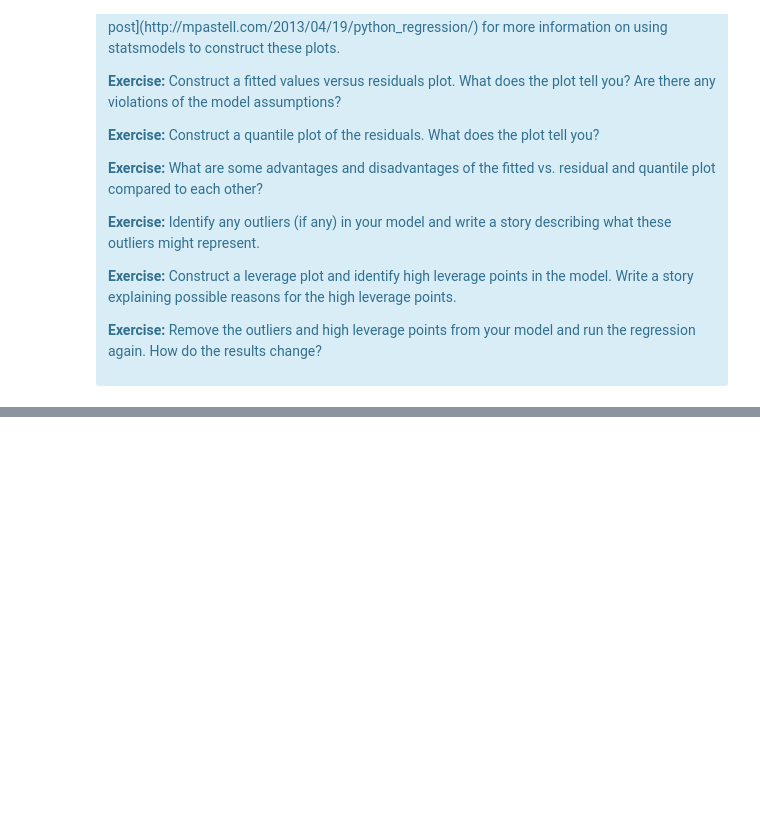
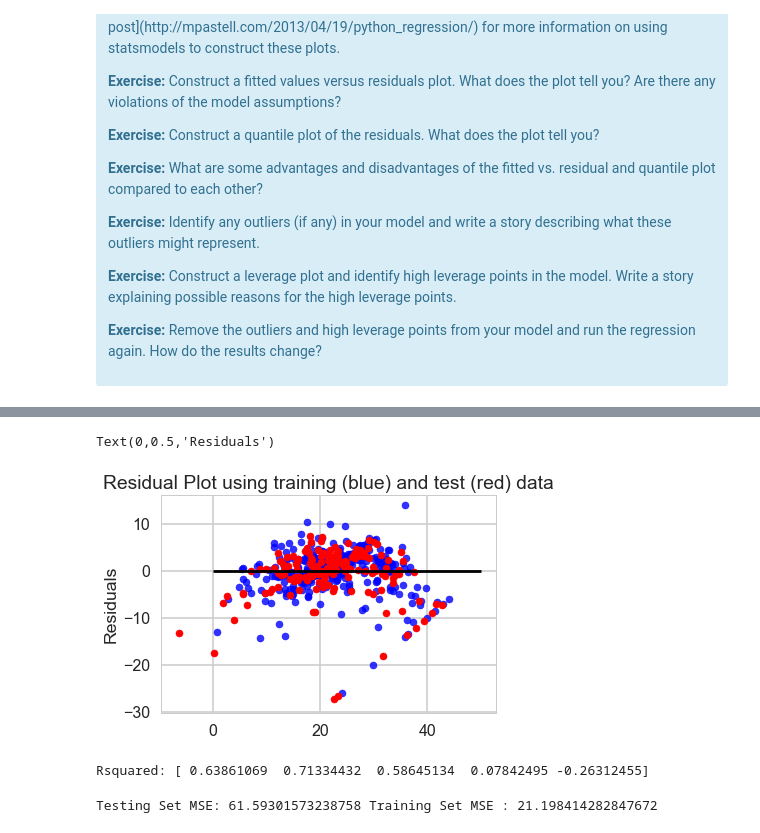
Before and after one commit to ravic1982/Springboard-Exercise, a Jupyter notebook: Mini_Project_Linear_Regression.ipynb, the cells around one changed output, grey strips where cells are left out. Cells and saved outputs as stored; diff of their text form; code cells hidden in the pictures; blank space fills up the shorter version.

```diff
--- a/Mini_Project_Linear_Regression.ipynb
+++ b/Mini_Project_Linear_Regression.ipynb
@@ -853,0 +929,32 @@ There are some other issues that are important investigate with linear regressio
+# %%
+plt.scatter(lm.predict(X_train), lm.predict(X_train) - Y_train, c='b', s=50, alpha=0.8)
+plt.scatter(lm.predict(X_test), lm.predict(X_test) - Y_test, c='r',s=50)
+plt.hlines(y = 0, xmin=0, xmax = 50)
+plt.title('Residual Plot using training (blue) and test (red) data')
+plt.ylabel('Residuals')
+# %% [output]
+Text(0,0.5,'Residuals')
+[figure, added]
+# %%
+# Your turn.
+from sklearn.model_selection import cross_val_score
+from sklearn.model_selection import cross_val_predict
+from sklearn.linear_model import LinearRegression
+lm = LinearRegression()
+Rsquared = cross_val_score(estimator =lm, X=bos.iloc[:,:-1], y = bos.PRICE,cv=5)
+print('Rsquared:', Rsquared)
+# %% [output]
+Rsquared: [ 0.63861069  0.71334432  0.58645134  0.07842495 -0.26312455]
+# %%
+from sklearn.model_selection import KFold
+Y=bos.PRICE
+kf=KFold(n_splits=4)
+for train, test in kf.split(X):
+    X_train, X_test= X.iloc[train], X.iloc[test]
+for train, test in kf.split(Y):
+    Y_train, Y_test = Y.iloc[train], Y.iloc[test]
+lm.fit(X_train, Y_train)
+lm.predict(X_test)
+print('Testing Set MSE:', np.mean((Y_test - lm.predict(X_test))**2),'Training Set MSE :', np.mean((Y_train - lm.predict(X_train))**2))
+# %% [output]
+Testing Set MSE: 61.59301573238758 Training Set MSE : 21.198414282847672
```
Also changed, not shown: parts of 28 cells of this notebook.
